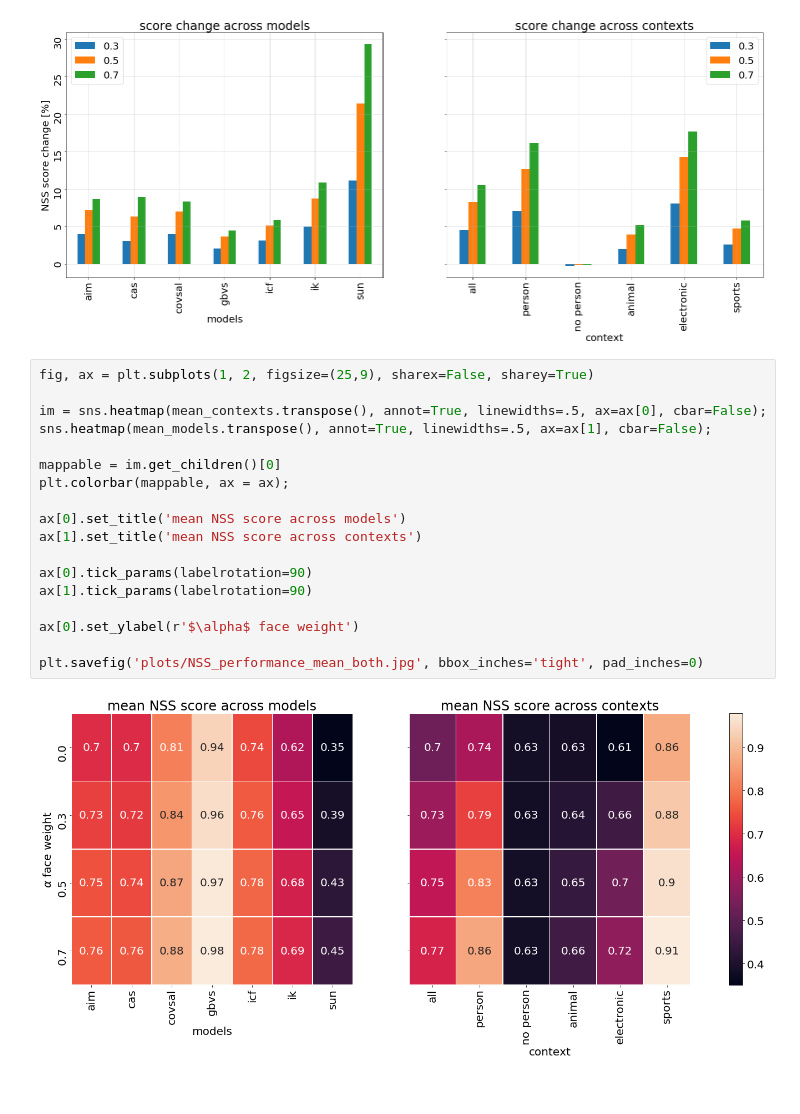
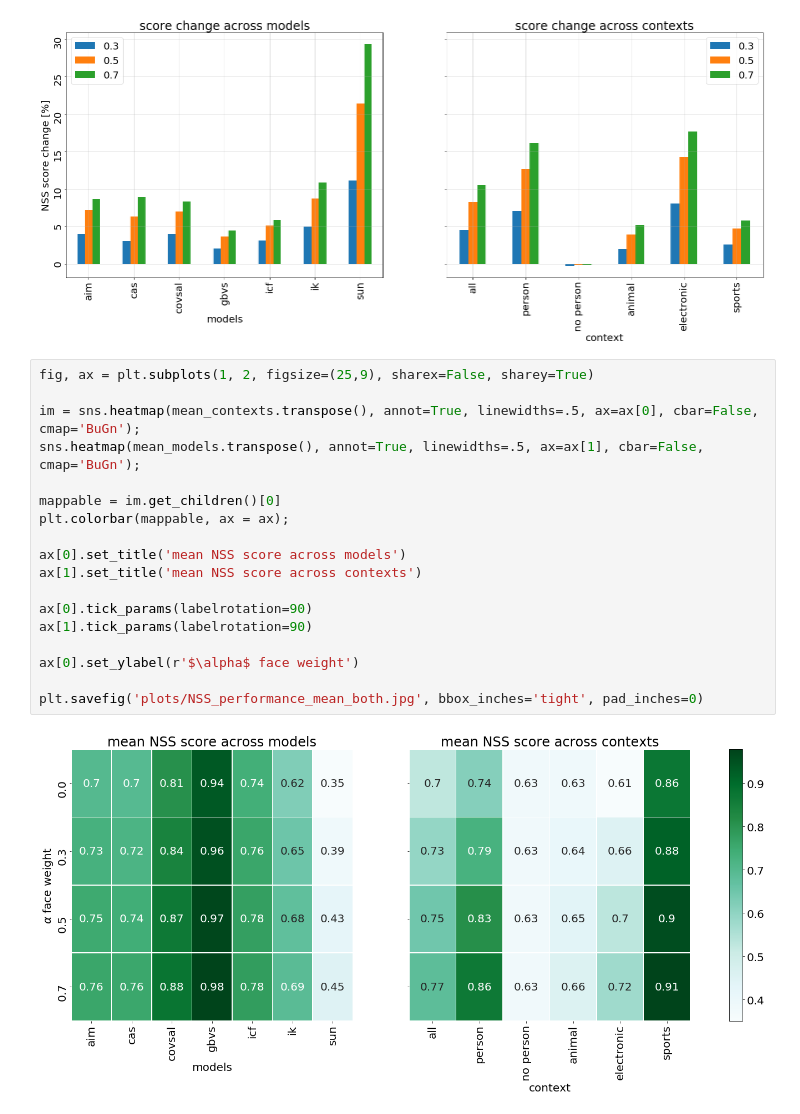
Before and after one commit to alTeska/face_saliency, a Jupyter notebook: report/Data_Visualization_NSS_means_0202.ipynb, the cells around one changed output. Cells and saved outputs as stored; diff of their text form.

```diff
--- a/report/Data_Visualization_NSS_means_0202.ipynb
+++ b/report/Data_Visualization_NSS_means_0202.ipynb
@@ -604,20 +600,20 @@ plt.savefig('plots/NSS_improvements_mean_both.jpg', bbox_inches='tight', pad_inc
 # %%
 fig, ax = plt.subplots(1, 2, figsize=(25,9), sharex=False, sharey=True)
 
-im = sns.heatmap(mean_contexts.transpose(), annot=True, linewidths=.5, ax=ax[0], cbar=False);
-sns.heatmap(mean_models.transpose(), annot=True, linewidths=.5, ax=ax[1], cbar=False);
+im = sns.heatmap(mean_contexts.transpose(), annot=True, linewidths=.5, ax=ax[0], cbar=False, cmap='BuGn');
+sns.heatmap(mean_models.transpose(), annot=True, linewidths=.5, ax=ax[1], cbar=False, cmap='BuGn');
 
 mappable = im.get_children()[0]
 plt.colorbar(mappable, ax = ax);
 
 ax[0].set_title('mean NSS score across models')
 ax[1].set_title('mean NSS score across contexts')
 
 ax[0].tick_params(labelrotation=90)
 ax[1].tick_params(labelrotation=90)
 
 ax[0].set_ylabel(r'$\alpha$ face weight')
 
 plt.savefig('plots/NSS_performance_mean_both.jpg', bbox_inches='tight', pad_inches=0)
 # %% [output]
-[figure, old version]
+[figure, new version]
```
Also changed, not shown: parts of 8 cells of this notebook, 23 other files.
